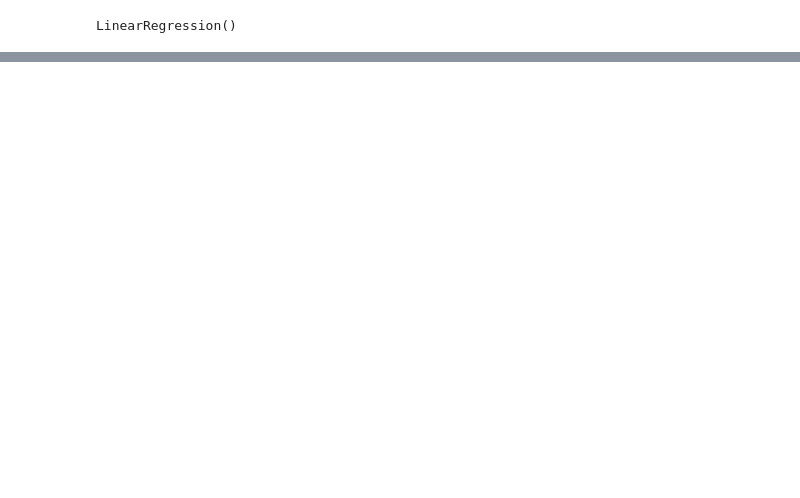
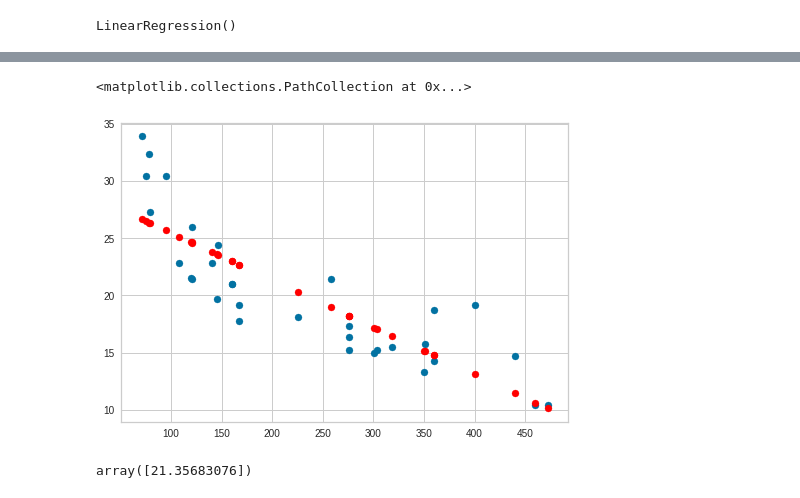
Before and after one commit to WandersonGustavo/Imersao_Alura, a Jupyter notebook: Copy_of_DataScience2.ipynb, the cells around one changed output, grey strips where cells are left out. Drawn from its saved outputs; the diff is of its cells as text; code cells hidden in the pictures; blank space fills up the shorter version.

```diff
--- a/Copy_of_DataScience2.ipynb
+++ b/Copy_of_DataScience2.ipynb
@@ -716,0 +741,10 @@ plt.plot(xm,modelom.predict(xC),color='red')
+# %%
+plt.scatter(xm,ym)
+plt.scatter(xm,modelom.predict(xm),color='red')
+# %% [output]
+<matplotlib.collections.PathCollection at 0x...>
+[figure, added]
+# %%
+modelom.predict([[200]]) #previsao pra veiculo de 200 cilindradas ?qual autonomia==21.35
+# %% [output]
+array([21.35683076])
```
Also changed, not shown: parts of 27 cells of this notebook.
